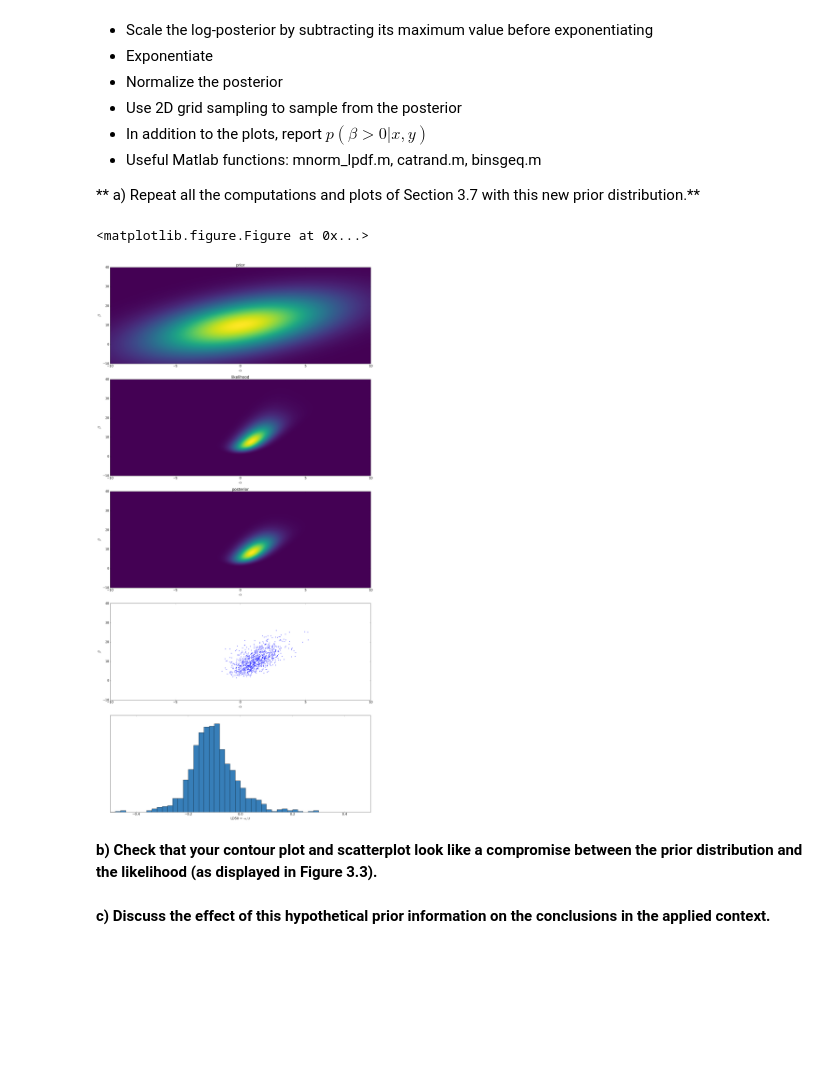
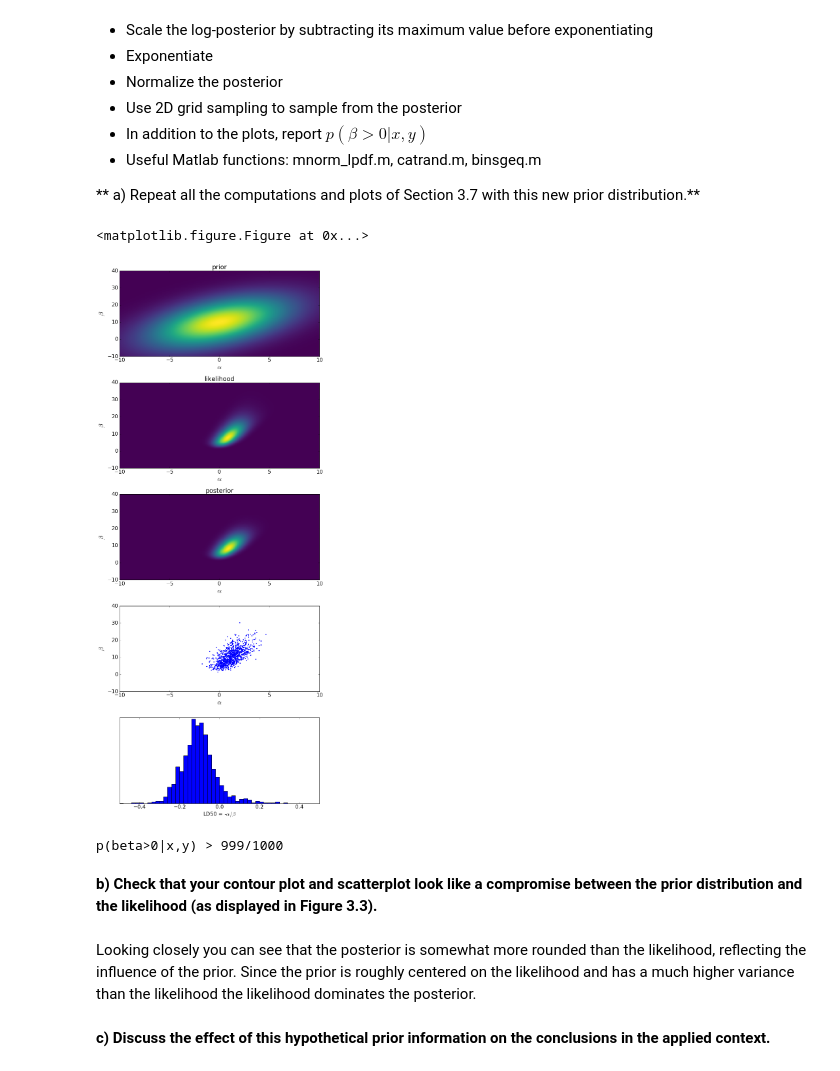
Before and after one commit to rasmusbergpalm/bayes, a Jupyter notebook: ex3/ex3.ipynb, the cells around one changed output. Cells and saved outputs as stored; diff of their text form; code cells hidden in the pictures; blank space fills up the shorter version.

```diff
--- a/ex3/ex3.ipynb
+++ b/ex3/ex3.ipynb
@@ -39,7 +39,7 @@ beta_var = 102
 corr = 0.5
 cov = np.sqrt(alpha_var) * np.sqrt(beta_var) * corr
 
-N = 1000
+N = 200
 A = np.linspace(-10, 10, N)
 B = np.linspace(-10, 40, N)
 AB = np.dstack(np.meshgrid(A, B))
@@ -69,7 +69,7 @@ bpi = samp_B > 0
 samp_ld50 = -samp_A[bpi] / samp_B[bpi]
 
 # ====== Plotting
-plt.figure(figsize=(20, 40))
+plt.figure(figsize=(10, 24))
 
 plt.subplot(5, 1, 1)
 plt.imshow(prior, origin='lower', aspect='auto', extent=(A[0], A[-1], B[0], B[-1]), interpolation='none')
@@ -86,35 +86,40 @@ plt.ylim([B[0], B[-1]])
 plt.xlabel(r'$\alpha$', fontsize=20)
 plt.ylabel(r'$\beta$', fontsize=20)
 plt.title('likelihood')
 
 plt.subplot(5, 1, 3)
 plt.imshow(p, origin='lower', aspect='auto', extent=(A[0], A[-1], B[0], B[-1]), interpolation='none')
 plt.xlim([A[0], A[-1]])
 plt.ylim([B[0], B[-1]])
 plt.xlabel(r'$\alpha$', fontsize=20)
 plt.ylabel(r'$\beta$', fontsize=20)
 plt.title('posterior')
 
 # plot the samples
 plt.subplot(5, 1, 4)
 plt.scatter(samp_A, samp_B, 10, linewidth=0)
 plt.xlim([A[0], A[-1]])
 plt.ylim([B[0], B[-1]])
 plt.xlabel(r'$\alpha$', fontsize=20)
 plt.ylabel(r'$\beta$', fontsize=20)
 
 # plot the histogram of LD50
 plt.subplot(5, 1, 5)
 plt.hist(samp_ld50, np.arange(-0.5, 0.51, 0.02))
 plt.xlim([-0.5, 0.5])
 plt.xlabel(r'LD50 = -$\alpha/\beta$', fontsize=16)
 plt.yticks(())
 plt.tight_layout()
 plt.show()
+
+print "p(beta>0|x,y) > %d/%d" % ((np.sum(samp_B>0)-1), samp_B.size)
 # %% [output]
 <matplotlib.figure.Figure at 0x...>
-[figure, old version]
+[figure, new version]
+p(beta>0|x,y) > 999/1000
 # %% [markdown]
 **b) Check that your contour plot and scatterplot look like a compromise between the prior distribution and the likelihood (as displayed in Figure 3.3).**
+# %% [markdown]
+Looking closely you can see that the posterior is somewhat more rounded than the likelihood, reflecting the influence of the prior. Since the prior is roughly centered on the likelihood and has a much higher variance than the likelihood the likelihood dominates the posterior.
 # %% [markdown]
 **c) Discuss the effect of this hypothetical prior information on the conclusions in the applied context.**
```
Also changed, not shown: parts of 1 cell of this notebook.
